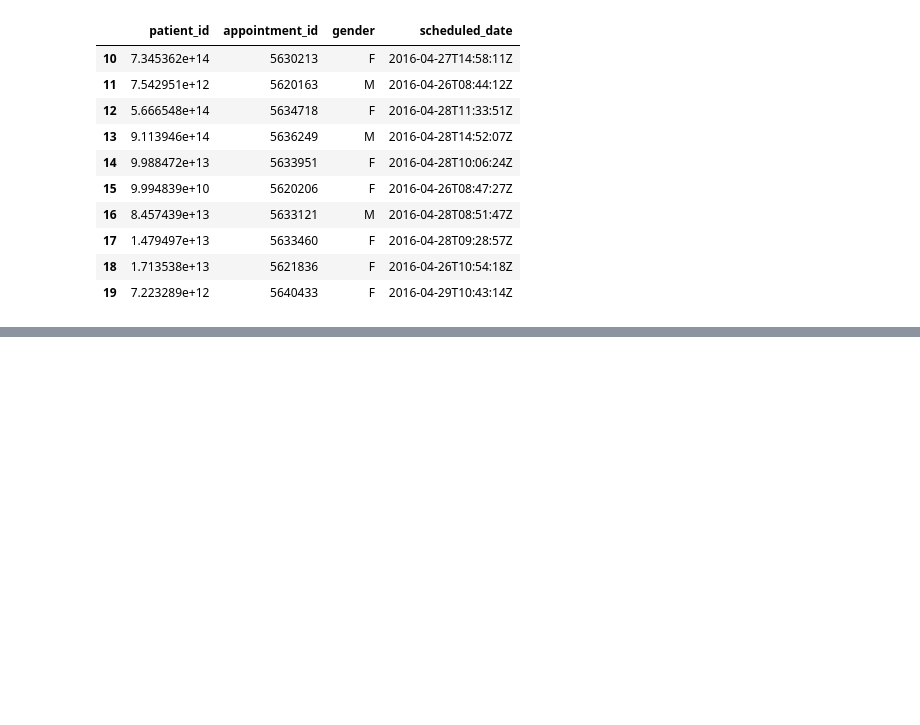
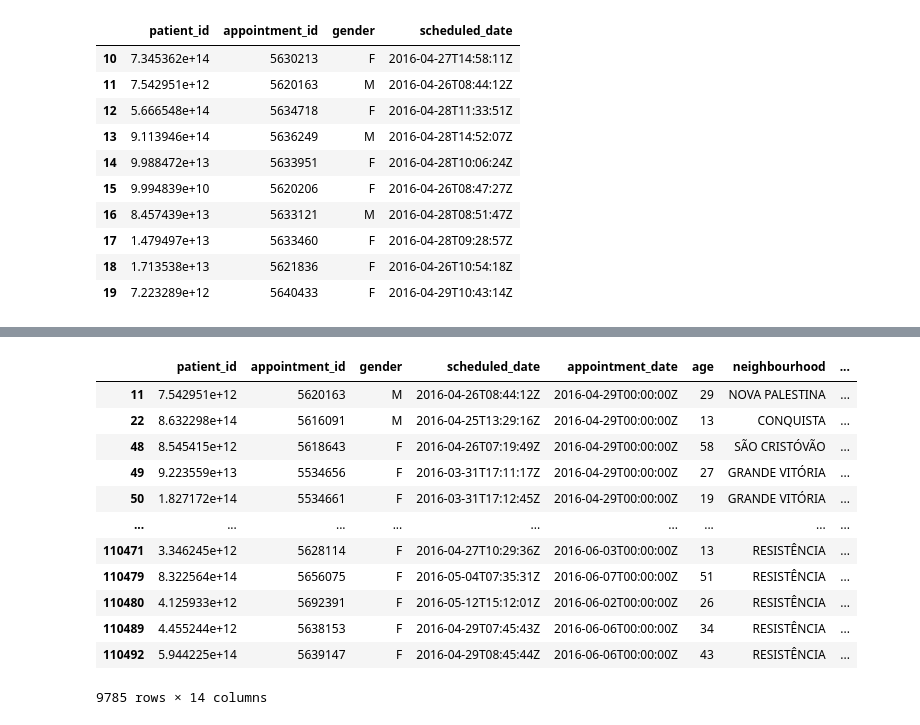
Before and after one commit to lona9/PythonTutorials, a Jupyter notebook: Assessing with pandas.ipynb, the cells around one changed output, grey strips where cells are left out. Cells and saved outputs as stored; diff of their text form; code cells hidden in the pictures; blank space fills up the shorter version.

```diff
--- a/Assessing with pandas.ipynb
+++ b/Assessing with pandas.ipynb
@@ -267,0 +310,17 @@
+# %%
+df_noshow_sms = df.query("sms_received == 1.0 and no_show == 'Yes'")
+df_noshow_sms
+# %% [output]
+|  | patient_id | appointment_id | gender | scheduled_date | appointment_date | age | neighbourhood | ... |
+| 11 | 7.542951e+12 | 5620163 | M | 2016-04-26T08:44:12Z | 2016-04-29T00:00:00Z | 29 | NOVA PALESTINA | ... |
+| 22 | 8.632298e+14 | 5616091 | M | 2016-04-25T13:29:16Z | 2016-04-29T00:00:00Z | 13 | CONQUISTA | ... |
+| 48 | 8.545415e+12 | 5618643 | F | 2016-04-26T07:19:49Z | 2016-04-29T00:00:00Z | 58 | SÃO CRISTÓVÃO | ... |
+| 49 | 9.223559e+13 | 5534656 | F | 2016-03-31T17:11:17Z | 2016-04-29T00:00:00Z | 27 | GRANDE VITÓRIA | ... |
+| 50 | 1.827172e+14 | 5534661 | F | 2016-03-31T17:12:45Z | 2016-04-29T00:00:00Z | 19 | GRANDE VITÓRIA | ... |
+| ... | ... | ... | ... | ... | ... | ... | ... | ... |
+| 110471 | 3.346245e+12 | 5628114 | F | 2016-04-27T10:29:36Z | 2016-06-03T00:00:00Z | 13 | RESISTÊNCIA | ... |
+| 110479 | 8.322564e+14 | 5656075 | F | 2016-05-04T07:35:31Z | 2016-06-07T00:00:00Z | 51 | RESISTÊNCIA | ... |
+| 110480 | 4.125933e+12 | 5692391 | F | 2016-05-12T15:12:01Z | 2016-06-02T00:00:00Z | 26 | RESISTÊNCIA | ... |
+| 110489 | 4.455244e+12 | 5638153 | F | 2016-04-29T07:45:43Z | 2016-06-06T00:00:00Z | 34 | RESISTÊNCIA | ... |
+| 110492 | 5.944225e+14 | 5639147 | F | 2016-04-29T08:45:44Z | 2016-06-06T00:00:00Z | 43 | RESISTÊNCIA | ... |
+9785 rows × 14 columns
```
Also changed, not shown: parts of 17 cells of this notebook, 1 other file.
